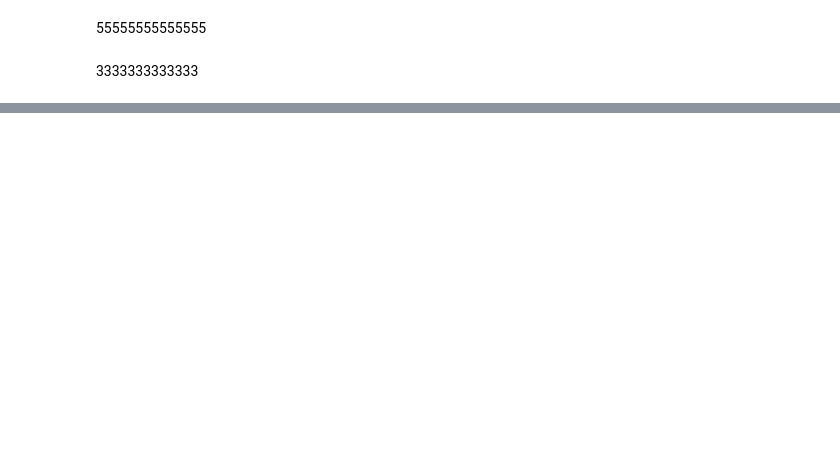
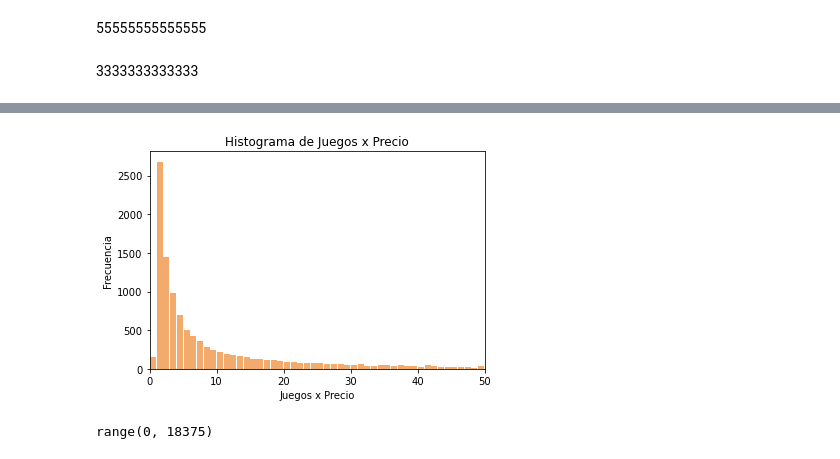
Before and after one commit to gonzalogperez/sistemas-recomendacion-steam, a Jupyter notebook: DS_Proyecto_03_SR.ipynb, the cells around one changed output, grey strips where cells are left out. Drawn from its saved outputs; the diff is of its cells as text; code cells hidden in the pictures; blank space fills up the shorter version.

```diff
--- a/DS_Proyecto_03_SR.ipynb
+++ b/DS_Proyecto_03_SR.ipynb
@@ -292,0 +350,2 @@ mergeado[['username','product_id','title']]
+# %%
+data2 = df.groupby(['product_id'], as_index=False)['price'].count().sort_values(['price'], ascending=False)
@@ -292,0 +368,19 @@ mergeado[['username','product_id','title']]
+# %%
+intervalos = range(min(data2.price.values), max(data2.price.values) + 2) #calculamos los extremos de los intervalos
+
+plot.title('Histograma de Juegos x Precio')
+#plot.hist(x=data2.cnt_juegosxusuarios, bins=intervalos, color='#F2AB6D', rwidth=0.85)
+plot.hist(x=data2.price.values, bins=intervalos, color='#F2AB6D', rwidth=0.90)
+plot.xlim([0, 50])
+plot.xlabel('Juegos x Precio')
+plot.ylabel('Frecuencia')
+#plot.xticks(intervalos)
+#for rect in axes[0].patches:
+#    axes[0].text (rect.get_x() + rect.get_width()  / 2,rect.get_height()+ 0.75,rect.get_height(),horizontalalignment='center', fontsize = 11)
+plot.show()
+# %% [output]
+[figure, added]
+# %%
+intervalos
+# %% [output]
+range(0, 18375)
```
Also changed, not shown: parts of 65 cells of this notebook.
